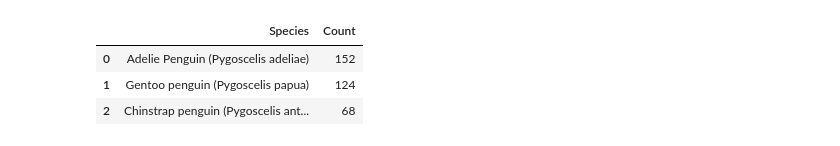
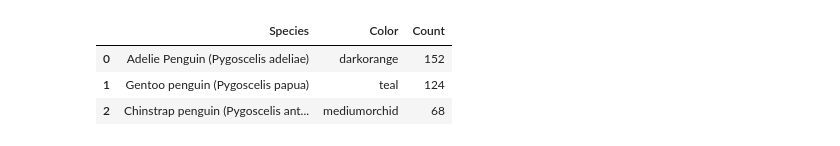
Before and after one commit to esharma3/Palmer-Archipelago-Penguins-Data-Exploration-, a Jupyter notebook: Notebook/data_exploration_penguins_iter.ipynb, the cells around one changed output. Cells and saved outputs as stored; diff of their text form; code cells hidden in the pictures.

```diff
--- a/Notebook/data_exploration_penguins_iter.ipynb
+++ b/Notebook/data_exploration_penguins_iter.ipynb
@@ -23,2 +28,4 @@ cf.go_offline()
 # %%
-penguins_df = pd.read_csv(os.path.join("..", "data", "datasets_703056_1228604_penguins_lter.csv"))
+penguins_df = pd.read_csv(
+    os.path.join("..", "data", "datasets_703056_1228604_penguins_lter.csv")
+)
@@ -98,0 +114,6 @@ penguins_df.head()
+# %%
+cls = {
+    "Adelie Penguin (Pygoscelis adeliae)": "darkorange",
+    "Gentoo penguin (Pygoscelis papua)": "teal",
+    "Chinstrap penguin (Pygoscelis antarctica)": "mediumorchid",
+}
@@ -98,0 +122,2 @@ penguins_df.head()
+# %%
+penguins_df["Color"] = penguins_df["Species"].apply(lambda x: cls[x])
@@ -99,8 +126,13 @@ penguins_df.head()
 # %%
-species_df = pd.DataFrame(penguins_df.groupby(["Species"])["studyName"].count()).sort_values("studyName", ascending=False).reset_index().rename(columns={"studyName": "Count"})
+species_df = (
+    pd.DataFrame(penguins_df.groupby(["Species", "Color"])["studyName"].count())
+    .sort_values("studyName", ascending=False)
+    .reset_index()
+    .rename(columns={"studyName": "Count"})
+)
 species_df
 # %% [output]
-|  | Species | Count |
-| 0 | Adelie Penguin (Pygoscelis adeliae) | 152 |
-| 1 | Gentoo penguin (Pygoscelis papua) | 124 |
-| 2 | Chinstrap penguin (Pygoscelis ant... | 68 |
+|  | Species | Color | Count |
+| 0 | Adelie Penguin (Pygoscelis adeliae) | darkorange | 152 |
+| 1 | Gentoo penguin (Pygoscelis papua) | teal | 124 |
+| 2 | Chinstrap penguin (Pygoscelis ant... | mediumorchid | 68 |
```
Also changed, not shown: parts of 24 cells of this notebook.
